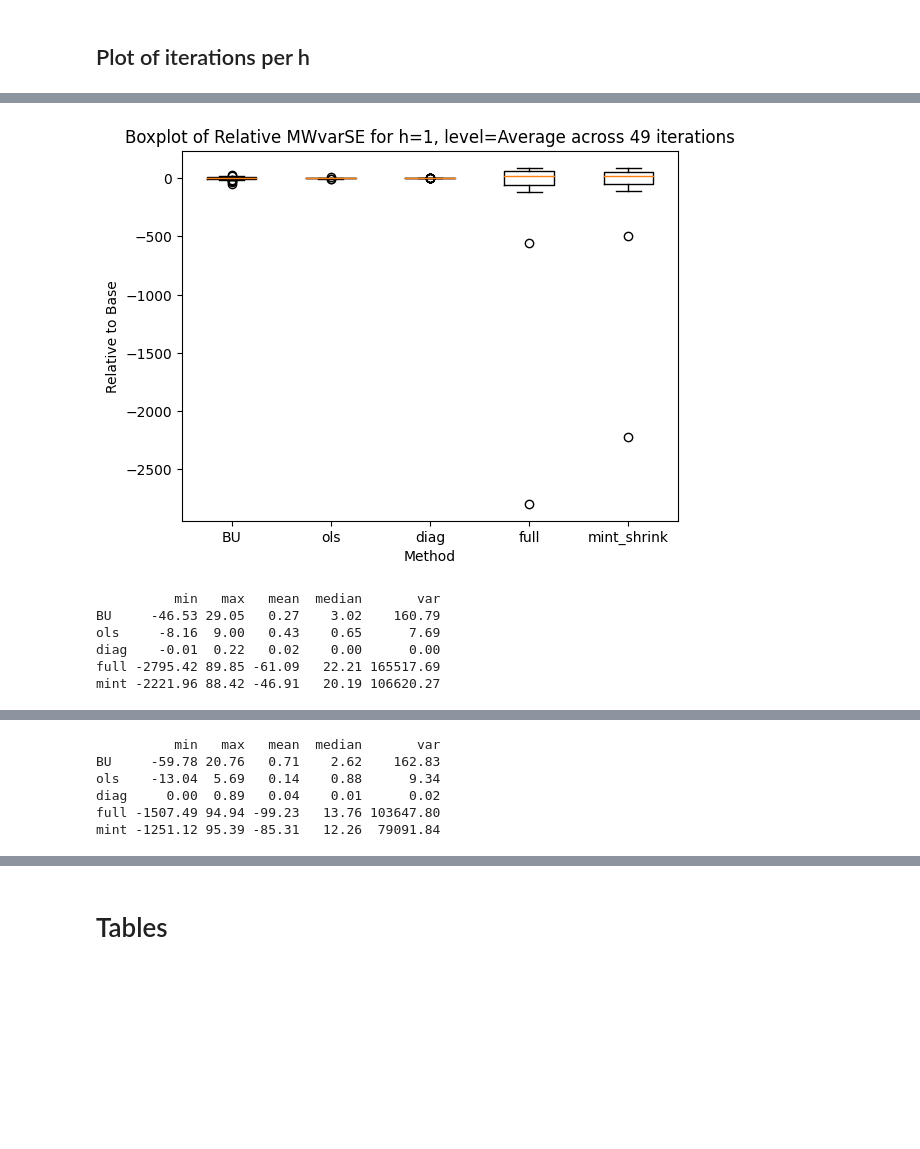
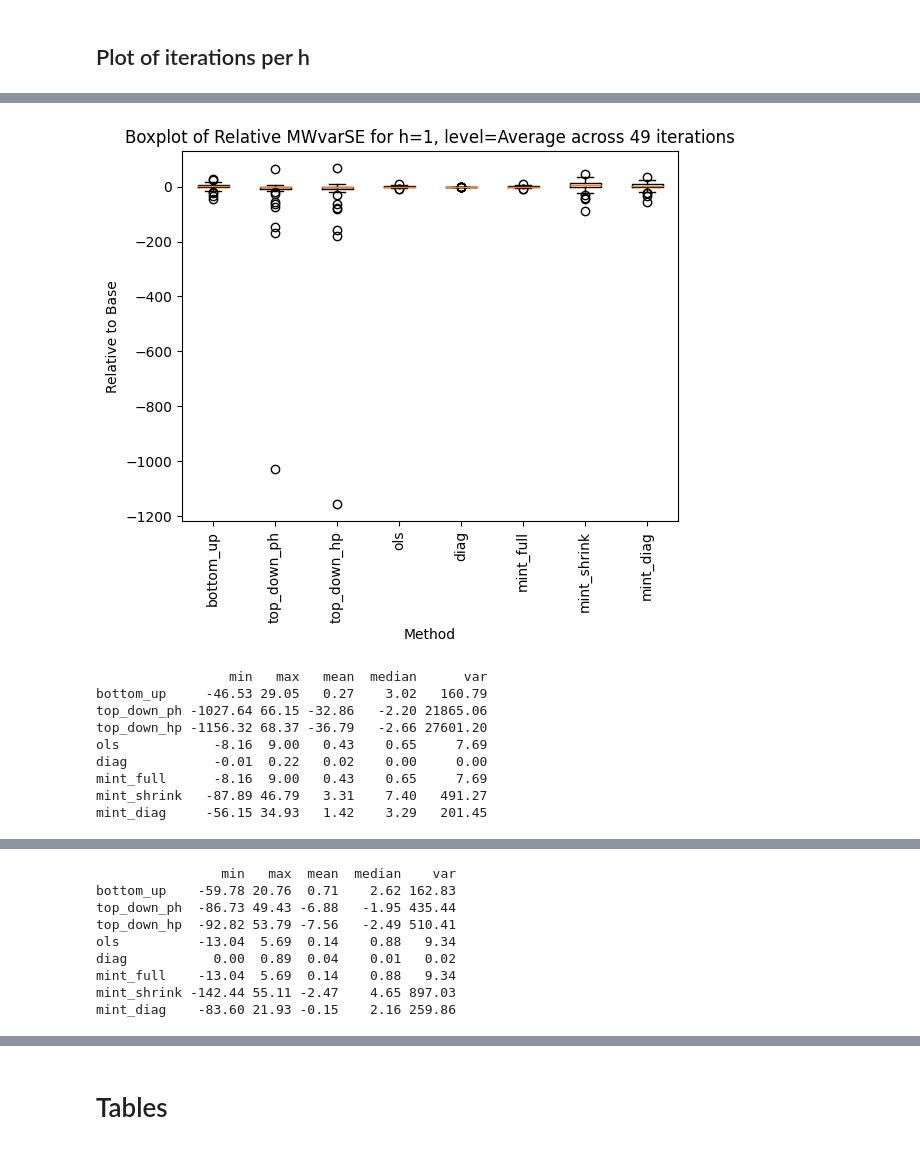
Before and after one commit to skoMarat/Hierarchical-Forecasting, a Jupyter notebook: spatial_notebook.ipynb, the cells around one changed output, grey strips where cells are left out. Cells and saved outputs as stored; diff of their text form; code cells hidden in the pictures; blank space fills up the shorter version.

Commit message:
split mP for top-downs, cleaned the notebook

```diff
--- a/spatial_notebook.ipynb
+++ b/spatial_notebook.ipynb
@@ -354,20 +185,15 @@ array([9.46259554e-05, 3.51529669e-04, 2.53059432e-03, 7.17341610e-05,
 # %% [markdown]
 # Perform CV using default params
 # %%
-Y_path=os.getcwd()+f"\\data\\M5\\sales_train_validation.csv"  # to data file
-X_path=os.getcwd()+f"\\data\\M5\\prices_train_val_eval.csv"  # to data file
-
-dfHolidays=pd.read_csv(os.getcwd()+f"\\data\\M5\\holidays.csv")
-
 
 initial=1548
 period=7
 horizon=28
 
 tree_default=Tree( data_directory = Y_path , type='spatial')
-dOutputs  = tree_default.cross_validation(dfHolidays,initial, period, horizon)
+dOutputs  = tree_default.cross_validation(dfHolidays,initial, period, horizon, lMethods)
 
-with open(os.getcwd()+f"\\data\\M5\\dCVOutputs_default_new.pkl", "wb") as myFile:
+with open(path+f"\\dCVOutputs_default.pkl", "wb") as myFile:
     pickle.dump(dOutputs, myFile)
 
 slices = [len([sublist for sublist in tree_default.list_of_leafs if sublist.count(None) == i]) for i, _ in enumerate(tree_default.levels)]
@@ -459,9 +286,9 @@ Reconciliation is complete
 # %% [markdown]
 # read dOutputs of already completed CVs
 # %%
-with open(os.getcwd()+'\\data\\M5\\dCVOutputs_default_new.pkl', 'rb') as file:
+with open(path+'\\dCVOutputs_default.pkl', 'rb') as file:
     dOutputs_default  = pickle.load(file)
-with open(os.getcwd()+'\\data\\M5\\dCVOutputs_tuned_new.pkl', 'rb') as file:
+with open(path+'\\dCVOutputs_tuned.pkl', 'rb') as file:
     dOutputs_tuned  = pickle.load(file)
 tree_default=Tree( data_directory = Y_path , type='spatial')
 slices = [len([sublist for sublist in tree_default.list_of_leafs if sublist.count(None) == i]) for i, _ in enumerate(tree_default.levels)]
@@ -493,7 +320,7 @@ level='Average'
 iters=int(dOutputs_default['bottom_up']['mYhat'].shape[1]/28)
 metric='MSE'
 
-vMethods=getCVResults( h=1, dOutputs=dOutputs , vW=vW, metric=metric , slices=slices  ,
+vMethods=getCVResults( h=1, dOutputs=dOutputs ,  metric=metric , slices=slices  ,
                       iters = None, rolling=True).columns.get_level_values(0).unique()
 vMethods=vMethods.drop(['top_down_ph','top_down_hp'])
 
@@ -502,7 +329,7 @@ for method in vMethods:
     vValues = np.zeros(28)
 
     for h in range(1, 29):
-        df = getCVResults(h=h, dOutputs=dOutputs_default, vW=vW, metric=metric, slices=slices,
+        df = getCVResults(h=h, dOutputs=dOutputs_default,  metric=metric, slices=slices,
                           iters=iter,
                           rolling=False)[method]
         vValues[h-1] = df[df.index == level][relative].item()
@@ -530,14 +353,13 @@ level='Average'
 iters=int(dOutputs['bottom_up']['mYhat'].shape[1]/28)
 metric='MSE'
 
-
-
-vMethods=getCVResults( h=1, dOutputs=dOutputs , metric=metric , slices=slices ,iters = None, rolling=True).columns.get_level_values(0).unique()
-vMethods=vMethods.drop(['top_down_ph','top_down_hp'])
+lMethods=list(dOutputs.keys())
+# lMethods.remove('top_down_ph')
+# lMethods.remove('top_down_hp')
 
 plt.figure()
 for h in [1,7,14,28]:
-    for method in vMethods:
+    for method in lMethods:
         vValues = np.zeros(iters)
 
         for iter in range(1, iters+1):
@@ -569,8 +391,9 @@ level='Average'
 iters=int(dOutputs['bottom_up']['mYhat'].shape[1]/28)
 metric="MWvarSE"
 
-vMethods=getCVResults( h=1, dOutputs=dOutputs ,  metric=metric , slices=slices ,iters = None, rolling=True).columns.get_level_values(0).unique()
-vMethods=vMethods.drop(['top_down_ph','top_down_hp'])
+lMethods=list(dOutputs.keys())
+# lMethods.remove('top_down_ph')
+# lMethods.remove('top_down_hp')
 
 
 ### Here we should calculate the loss for each iteration , then plot the loss
@@ -581,7 +404,7 @@ for h in [1,7,14,28]:
     data = []  # To store values for each method
     labels = []  # To store method names as labels
 
-    for method in vMethods:
+    for method in lMethods:
         vValues = np.zeros(iters)
 
         for iter in range(1, iters+1):
@@ -591,38 +414,42 @@ for h in [1,7,14,28]:
                               rolling=False, relative=True)[method]
             vValues[iter-1] = df[df.index == level][relative].item()
 
         # Collect all values for the boxplot
         data.append(vValues)
         labels.append(method)
 
 
 
     # Create a boxplot for the current `h` step-ahead forecast
     plt.boxplot(data, labels=labels,showfliers=True)
 
     plt.xlabel("Method")
     plt.ylabel(f"Relative to {relative}")
+    plt.xticks(rotation=90)
     plt.title(f"Boxplot of Relative {metric} for h={h}, level={level} across {iters} iterations")
 
     # Show the plot
     plt.show()
 
     #print stats
     mData=np.vstack((np.min(data,axis=1),
                 np.max(data,axis=1),
                 np.mean(data,axis=1),
                 np.median(data,axis=1),
                 np.var(data,axis=1)
                 ))
     dfStats=pd.DataFrame(data=mData.T, columns=['min', 'max', 'mean','median','var'],
-                         index=['BU','ols','diag','mint_full','mint_shrink','mint_diag']
+                         index=lMethods
                      )
     print(dfStats)
 # %% [output]
-[figure, old version]
+[figure, new version]
-          min   max   mean  median       var
-BU     -46.53 29.05   0.27    3.02    160.79
-ols     -8.16  9.00   0.43    0.65      7.69
-diag    -0.01  0.22   0.02    0.00      0.00
-full -2795.42 89.85 -61.09   22.21 165517.69
-mint -2221.96 88.42 -46.91   20.19 106620.27
+                 min   max   mean  median      var
+bottom_up     -46.53 29.05   0.27    3.02   160.79
+top_down_ph -1027.64 66.15 -32.86   -2.20 21865.06
+top_down_hp -1156.32 68.37 -36.79   -2.66 27601.20
+ols            -8.16  9.00   0.43    0.65     7.69
+diag           -0.01  0.22   0.02    0.00     0.00
+mint_full      -8.16  9.00   0.43    0.65     7.69
+mint_shrink   -87.89 46.79   3.31    7.40   491.27
+mint_diag     -56.15 34.93   1.42    3.29   201.45
@@ -630,6 +457,9 @@ mint -2221.96 88.42 -46.91   20.19 106620.27
-          min   max   mean  median       var
-BU     -59.78 20.76   0.71    2.62    162.83
-ols    -13.04  5.69   0.14    0.88      9.34
-diag     0.00  0.89   0.04    0.01      0.02
-full -1507.49 94.94 -99.23   13.76 103647.80
-mint -1251.12 95.39 -85.31   12.26  79091.84
+                min   max  mean  median    var
+bottom_up    -59.78 20.76  0.71    2.62 162.83
+top_down_ph  -86.73 49.43 -6.88   -1.95 435.44
+top_down_hp  -92.82 53.79 -7.56   -2.49 510.41
+ols          -13.04  5.69  0.14    0.88   9.34
+diag           0.00  0.89  0.04    0.01   0.02
+mint_full    -13.04  5.69  0.14    0.88   9.34
+mint_shrink -142.44 55.11 -2.47    4.65 897.03
+mint_diag    -83.60 21.93 -0.15    2.16 259.86
```
Also changed, not shown: parts of 49 cells of this notebook, 2 other files.
